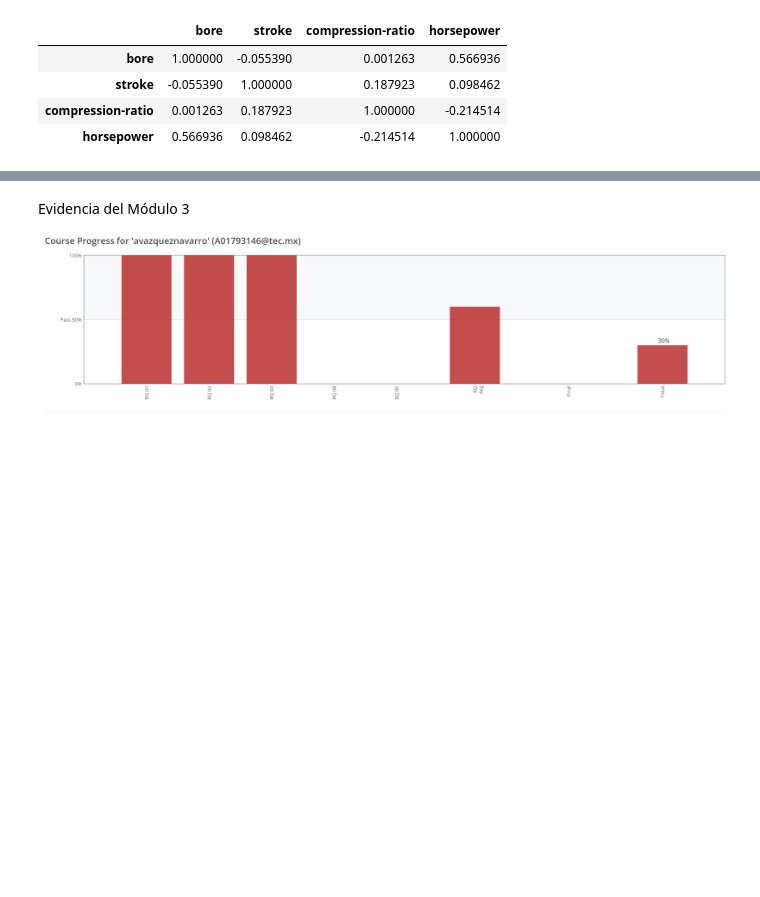
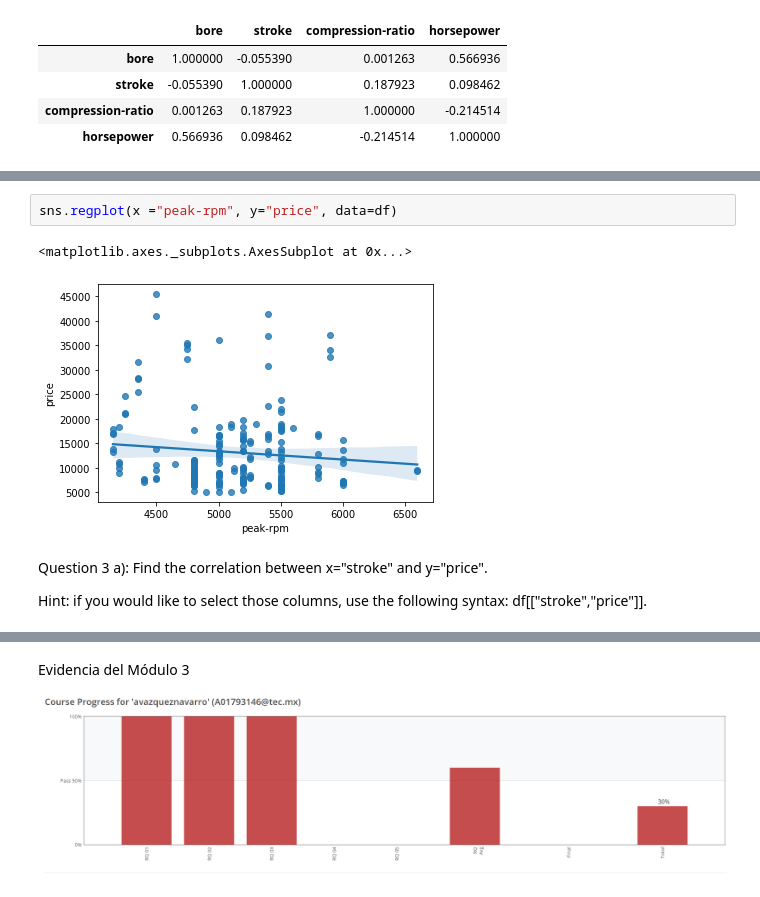
Before and after one commit to PosgradoMNA/actividades-de-aprendizaje-A01793146, a Jupyter notebook: DataAnalysis/Modulo03.ipynb, the cells around one changed output, grey strips where cells are left out. Drawn from its saved outputs; the diff is of its cells as text; blank space fills up the shorter version.

```diff
--- a/DataAnalysis/Modulo03.ipynb
+++ b/DataAnalysis/Modulo03.ipynb
@@ -105,0 +146,11 @@ dfCorr
+# %%
+sns.regplot(x ="peak-rpm", y="price", data=df)
+# %% [output]
+<matplotlib.axes._subplots.AxesSubplot at 0x...>
+[figure, added]
+# %% [markdown]
+Question 3 a):
+Find the correlation between x="stroke" and y="price".
+
+Hint: if you would like to select those columns, use the following syntax:
+df[["stroke","price"]].
```
Also changed, not shown: parts of 18 cells of this notebook.
